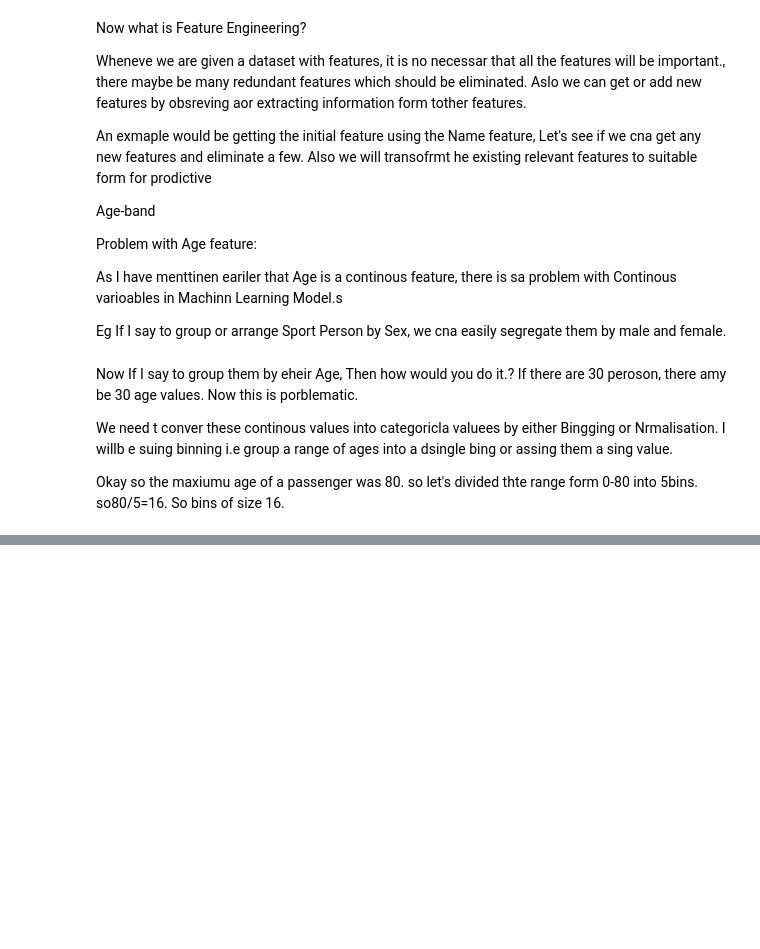
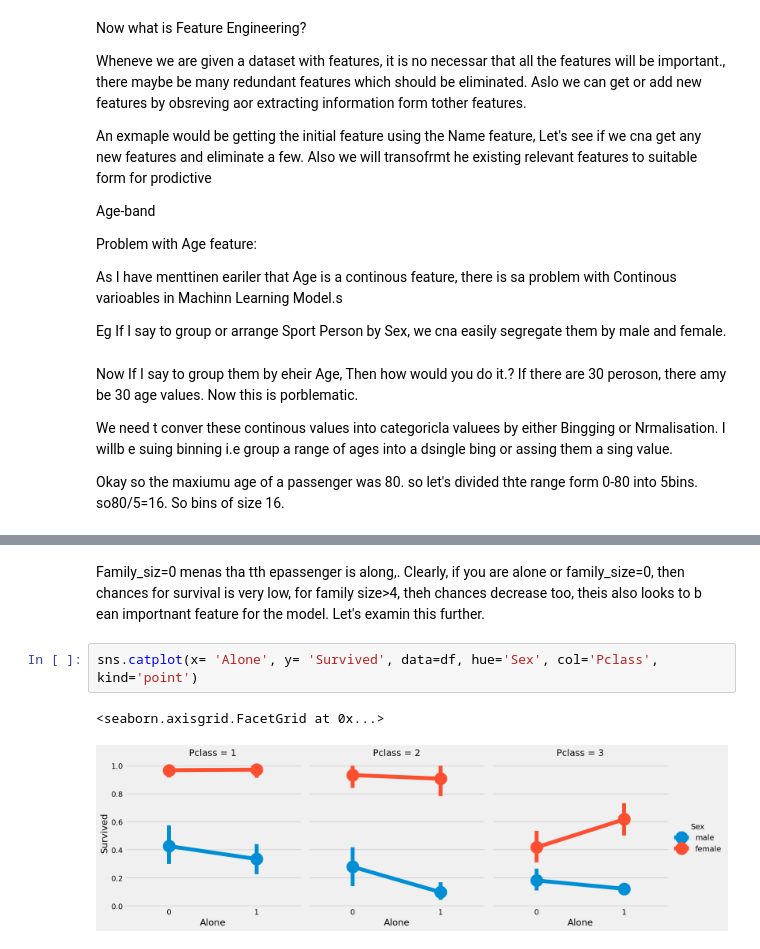
Before and after one commit to Highflying07/Data-Science, a Jupyter notebook: EDA_To_Prediction(DieTanic).ipynb, the cells around one changed output, grey strips where cells are left out. Cells and saved outputs as stored; diff of their text form; blank space fills up the shorter version.

```diff
--- a/EDA_To_Prediction(DieTanic).ipynb
+++ b/EDA_To_Prediction(DieTanic).ipynb
@@ -642,0 +683,7 @@ df.loc
+# %% [markdown]
+Family_siz=0 menas tha tth epassenger is along,. Clearly, if you are alone or family_size=0, then chances for survival is very low, for family size>4, theh chances decrease too, theis also looks to b ean importnant feature for the model. Let's examin this further.
+# %%
+sns.catplot(x= 'Alone', y= 'Survived', data=df, hue='Sex', col='Pclass', kind='point')
+# %% [output]
+<seaborn.axisgrid.FacetGrid at 0x...>
+[figure, added]
```
Also changed, not shown: parts of 19 cells of this notebook.
